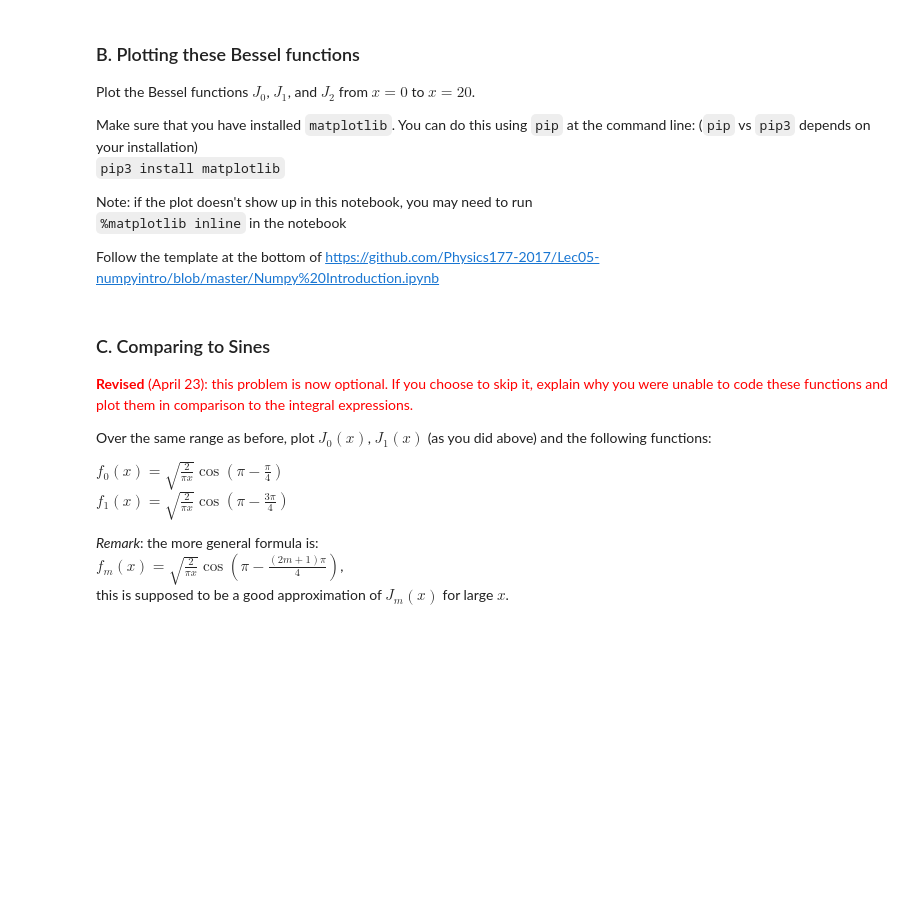
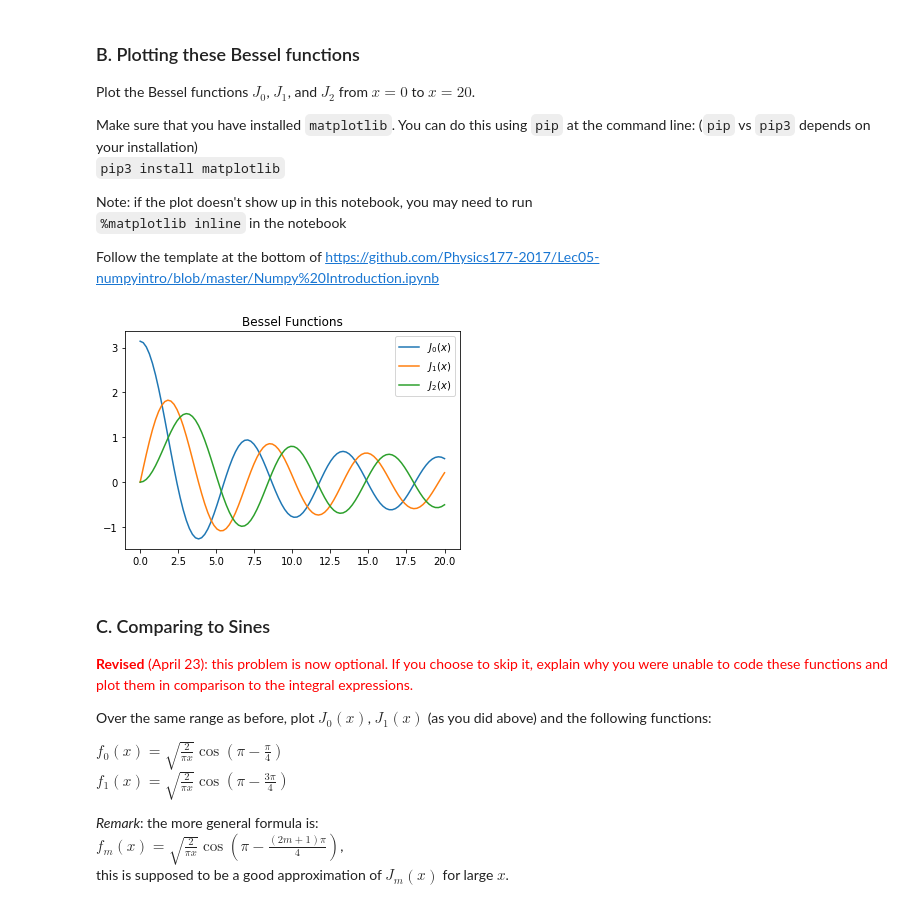
Before and after one commit to udarg001/P177_Homework, a Jupyter notebook: Homework_02.ipynb, the cells around one changed output. Drawn from its saved outputs; the diff is of its cells as text; code cells hidden in the pictures; blank space fills up the shorter version.

```diff
--- a/Homework_02.ipynb
+++ b/Homework_02.ipynb
@@ -130,21 +130,29 @@ import numpy as np
 # %%
 # Create a Numpy array of sampling points
 x = np.linspace(0, 20, 100)
 
 # Create a "vectorized" version of J(m,x) that
 # accepts Numpy arrays as arguments
 Jnp = np.vectorize(J)
 
-plt.plot(x,
+plt.plot(x,Jnp(0,x),
          # FILL THIS IN
          label='$J_0(x)$')
+
+plt.plot(x,Jnp(1,x),
+         label='$J_1(x)$')
+
+plt.plot(x,Jnp(2,x),
+         label='$J_2(x)$')
 
 # FILL IN THE REST
 # Make sure to include plot labels
 
 plt.title("Bessel Functions")
 plt.legend()
 plt.show()
+# %% [output]
+[figure, added]
 # %% [markdown]
 ### C. Comparing to Sines
 
```
